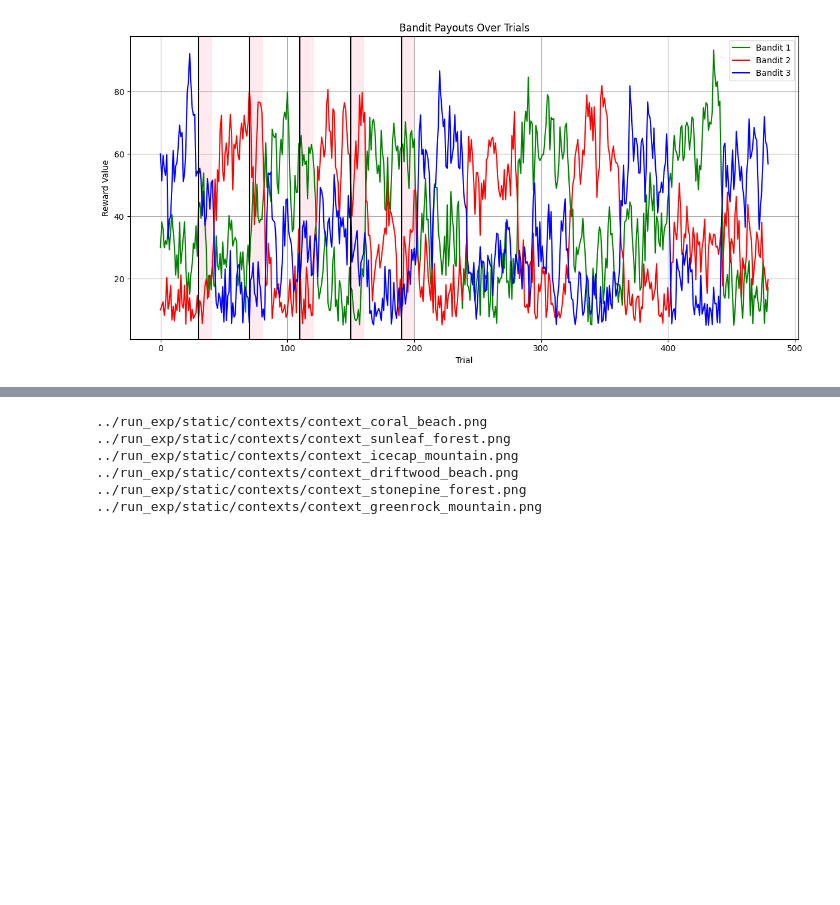
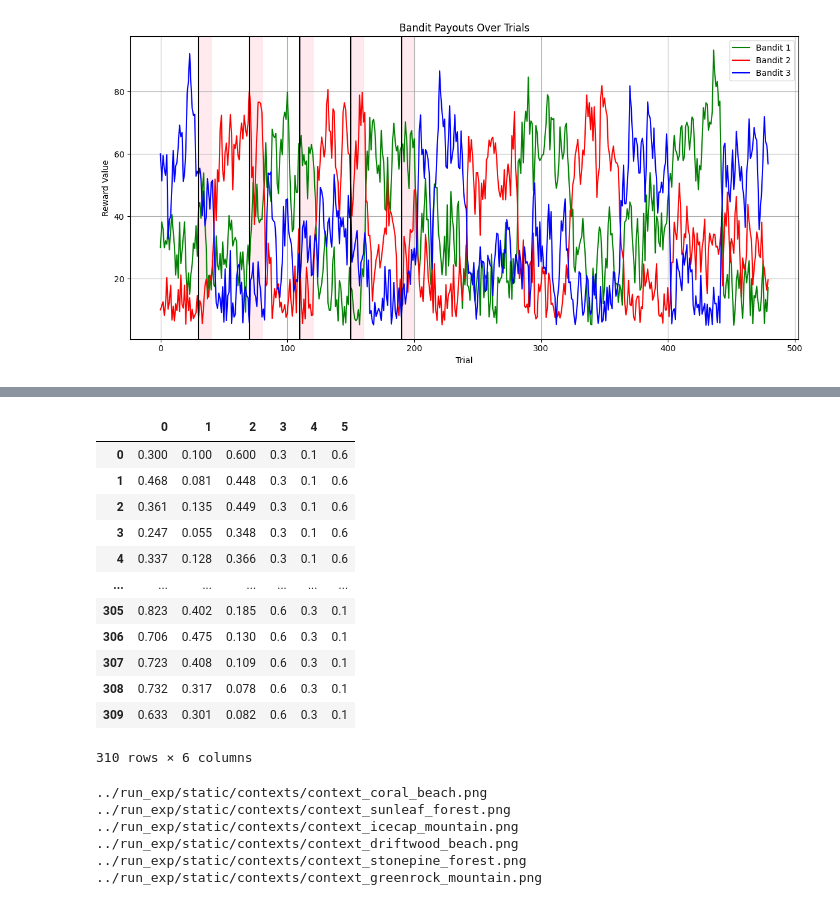
Before and after one commit to RohinPalsule/CB-PsychoPy, a Jupyter notebook: run_exp/test_payouts.ipynb, the cells around one changed output, grey strips where cells are left out. Cells and saved outputs as stored; diff of their text form; code cells hidden in the pictures; blank space fills up the shorter version.

```diff
--- a/run_exp/test_payouts.ipynb
+++ b/run_exp/test_payouts.ipynb
@@ -213,3 +260,19 @@ probabilities
+# %%
+df
+# %% [output]
+|  | 0 | 1 | 2 | 3 | 4 | 5 |
+| 0 | 0.300 | 0.100 | 0.600 | 0.3 | 0.1 | 0.6 |
+| 1 | 0.468 | 0.081 | 0.448 | 0.3 | 0.1 | 0.6 |
+| 2 | 0.361 | 0.135 | 0.449 | 0.3 | 0.1 | 0.6 |
+| 3 | 0.247 | 0.055 | 0.348 | 0.3 | 0.1 | 0.6 |
+| 4 | 0.337 | 0.128 | 0.366 | 0.3 | 0.1 | 0.6 |
+| ... | ... | ... | ... | ... | ... | ... |
+| 305 | 0.823 | 0.402 | 0.185 | 0.6 | 0.3 | 0.1 |
+| 306 | 0.706 | 0.475 | 0.130 | 0.6 | 0.3 | 0.1 |
+| 307 | 0.723 | 0.408 | 0.109 | 0.6 | 0.3 | 0.1 |
+| 308 | 0.732 | 0.317 | 0.078 | 0.6 | 0.3 | 0.1 |
+| 309 | 0.633 | 0.301 | 0.082 | 0.6 | 0.3 | 0.1 |
+310 rows × 6 columns
 # %%
 image_prefix = "../run_exp/static/"
 # Valid probes (seen in task) and Invalid (foils during memory phase)
```
Also changed, not shown: parts of 4 cells of this notebook, 2 other files.
